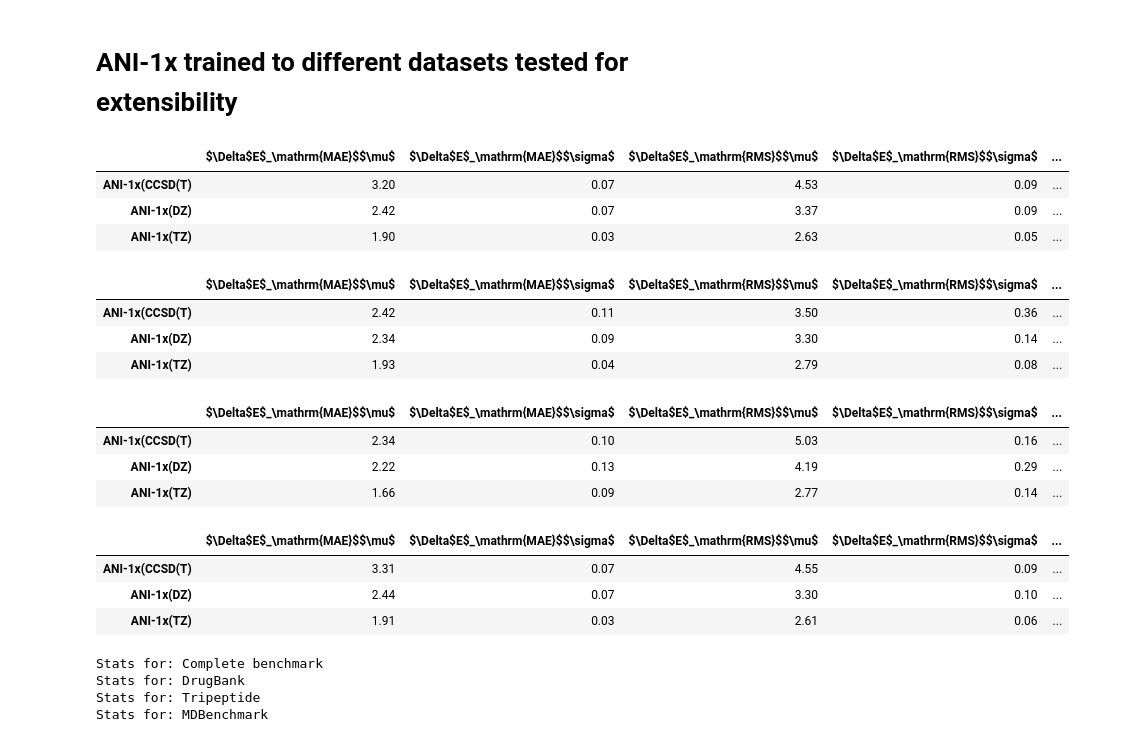
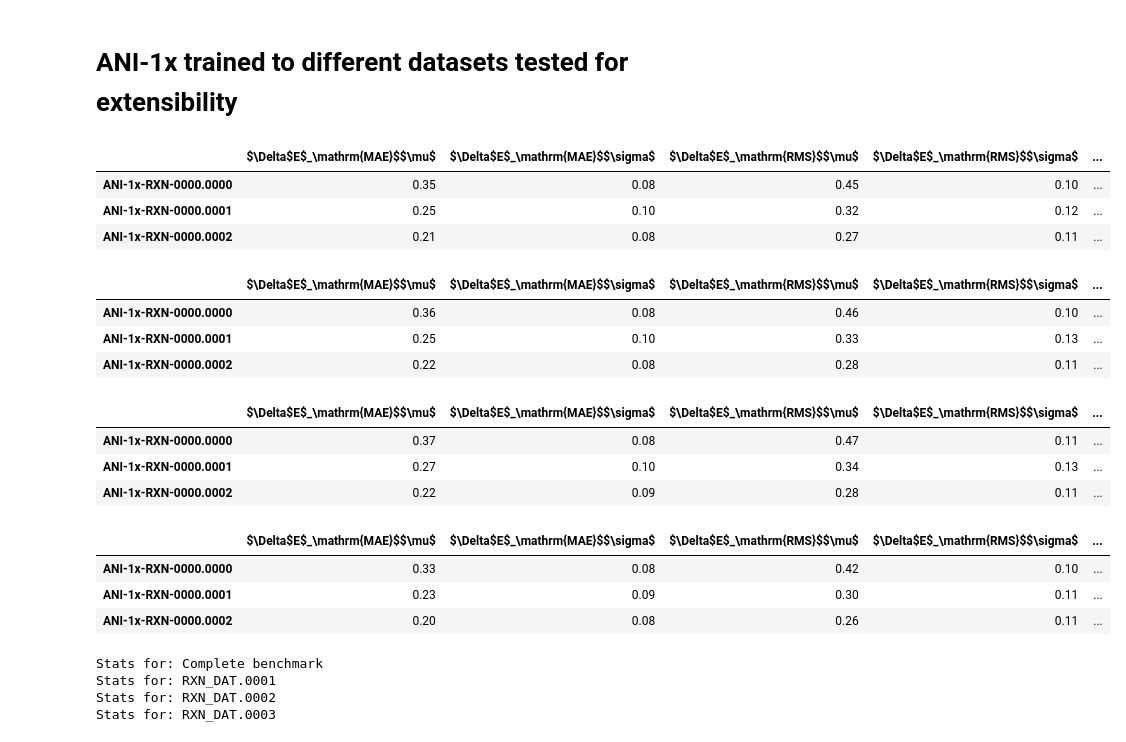
Before and after one commit to Jussmith01/ANI-Tools, a Jupyter notebook: notebooks/evaluate_tsdata.ipynb, the cells around one changed output. Cells and saved outputs as stored; diff of their text form; code cells hidden in the pictures.

```diff
--- a/notebooks/evaluate_tsdata.ipynb
+++ b/notebooks/evaluate_tsdata.ipynb
@@ -11,11 +11,11 @@ pd.options.display.float_format = '{:.2f}'.format
 # %% [output]
 van Der Waals correction will be unavailable. Please install ased3
 # %%
-errdir = '/home/jsmith48/scratch/error_stats/test_post_bug/'
+errdir = '/home/jsmith48/scratch/auto_rxn_al/error_stats/stat_files/'
 #errdir = '/home/jujuman/Research/DataReductionMethods/train_test/error_compare/'
-tex_store = "/home/jsmith48/scratch/error_stats/AllTests_results_mean.tex"
-xls_store = "/home/jsmith48/scratch/error_stats/AllTests_results_mean.xlsx"
-tex_store = "/home/jsmith48/scratch/error_stats/AllTests_results.tex"
+tex_store = "/home/jsmith48/scratch/auto_rxn_al/error_stats/AllTests_results_mean.tex"
+xls_store = "/home/jsmith48/scratch/auto_rxn_al/error_stats/AllTests_results_mean.xlsx"
+tex_store = "/home/jsmith48/scratch/auto_rxn_al/error_stats/AllTests_results.tex"
 
 #errdir = '/home/jujuman/Research/DataReductionMethods/model6r/error_compare/emax_compare/'
 #tex_store = "/home/jujuman/Dropbox/ANAKIN-ME-RESEARCH/PUBLICATION-ActiveLearning/tables/Emax_results_mean.tex"
@@ -28,10 +28,13 @@ tex_store = "/home/jsmith48/scratch/error_stats/AllTests_results.tex"
 #xls_store = "/home/jujuman/Research/DataReductionMethods/al_working_network/tables/AllTests_results_mean.xlsx"
 
 efiles = [errdir+f for f in os.listdir(errdir)]
-tsname = ['DrugBank',
-          'Tripeptide',
+tsname = ['RXN_DAT.0001',
+          'RXN_DAT.0002',
+          'RXN_DAT.0003',
+          #'DrugBank',
+          #'Tripeptide',
           #'GDB07to09',
-          'MDBenchmark',
+          #'MDBenchmark',
           #'GDB10to13',
           #'s66x8',
          ]
@@ -79,30 +82,30 @@ eed.get_totalerrorperatom_table(['MDBenchmark'])
 eed.get_totalerror_table() # All errors combined
 # %% [output]
 |  | $\Delta$E$_\mathrm{MAE}$$\mu$ | $\Delta$E$_\mathrm{MAE}$$\sigma$ | $\Delta$E$_\mathrm{RMS}$$\mu$ | $\Delta$E$_\mathrm{RMS}$$\sigma$ | ... |
-| ANI-1x(CCSD(T) | 3.20 | 0.07 | 4.53 | 0.09 | ... |
-| ANI-1x(DZ) | 2.42 | 0.07 | 3.37 | 0.09 | ... |
-| ANI-1x(TZ) | 1.90 | 0.03 | 2.63 | 0.05 | ... |
+| ANI-1x-RXN-0000.0000 | 0.35 | 0.08 | 0.45 | 0.10 | ... |
+| ANI-1x-RXN-0000.0001 | 0.25 | 0.10 | 0.32 | 0.12 | ... |
+| ANI-1x-RXN-0000.0002 | 0.21 | 0.08 | 0.27 | 0.11 | ... |
 # %%
-eed.get_error_table(tskey='MDBenchmark')
+eed.get_error_table(tskey='RXN_DAT.0001')
 # %% [output]
 |  | $\Delta$E$_\mathrm{MAE}$$\mu$ | $\Delta$E$_\mathrm{MAE}$$\sigma$ | $\Delta$E$_\mathrm{RMS}$$\mu$ | $\Delta$E$_\mathrm{RMS}$$\sigma$ | ... |
-| ANI-1x(CCSD(T) | 2.42 | 0.11 | 3.50 | 0.36 | ... |
-| ANI-1x(DZ) | 2.34 | 0.09 | 3.30 | 0.14 | ... |
-| ANI-1x(TZ) | 1.93 | 0.04 | 2.79 | 0.08 | ... |
+| ANI-1x-RXN-0000.0000 | 0.36 | 0.08 | 0.46 | 0.10 | ... |
+| ANI-1x-RXN-0000.0001 | 0.25 | 0.10 | 0.33 | 0.13 | ... |
+| ANI-1x-RXN-0000.0002 | 0.22 | 0.08 | 0.28 | 0.11 | ... |
 # %%
-eed.get_error_table(tskey='Tripeptide')
+eed.get_error_table(tskey='RXN_DAT.0002')
 # %% [output]
 |  | $\Delta$E$_\mathrm{MAE}$$\mu$ | $\Delta$E$_\mathrm{MAE}$$\sigma$ | $\Delta$E$_\mathrm{RMS}$$\mu$ | $\Delta$E$_\mathrm{RMS}$$\sigma$ | ... |
-| ANI-1x(CCSD(T) | 2.34 | 0.10 | 5.03 | 0.16 | ... |
-| ANI-1x(DZ) | 2.22 | 0.13 | 4.19 | 0.29 | ... |
-| ANI-1x(TZ) | 1.66 | 0.09 | 2.77 | 0.14 | ... |
+| ANI-1x-RXN-0000.0000 | 0.37 | 0.08 | 0.47 | 0.11 | ... |
+| ANI-1x-RXN-0000.0001 | 0.27 | 0.10 | 0.34 | 0.13 | ... |
+| ANI-1x-RXN-0000.0002 | 0.22 | 0.09 | 0.28 | 0.11 | ... |
 # %%
-eed.get_error_table(tskey='DrugBank')
+eed.get_error_table(tskey='RXN_DAT.0003')
 # %% [output]
 |  | $\Delta$E$_\mathrm{MAE}$$\mu$ | $\Delta$E$_\mathrm{MAE}$$\sigma$ | $\Delta$E$_\mathrm{RMS}$$\mu$ | $\Delta$E$_\mathrm{RMS}$$\sigma$ | ... |
-| ANI-1x(CCSD(T) | 3.31 | 0.07 | 4.55 | 0.09 | ... |
-| ANI-1x(DZ) | 2.44 | 0.07 | 3.30 | 0.10 | ... |
-| ANI-1x(TZ) | 1.91 | 0.03 | 2.61 | 0.06 | ... |
+| ANI-1x-RXN-0000.0000 | 0.33 | 0.08 | 0.42 | 0.10 | ... |
+| ANI-1x-RXN-0000.0001 | 0.23 | 0.09 | 0.30 | 0.11 | ... |
+| ANI-1x-RXN-0000.0002 | 0.20 | 0.08 | 0.26 | 0.11 | ... |
 # %%
 #eed.get_error_table(tskey='s66x8')
 # %%
@@ -144,8 +147,8 @@ styles[0]
 writer.save()
 # %% [output]
 Stats for: Complete benchmark
-Stats for: DrugBank
-Stats for: Tripeptide
-Stats for: MDBenchmark
+Stats for: RXN_DAT.0001
+Stats for: RXN_DAT.0002
+Stats for: RXN_DAT.0003
 # %%
 cmap = mpl.cm.nipy_spectral
```
Also changed, not shown: parts of 3 cells of this notebook, 5 other files.
